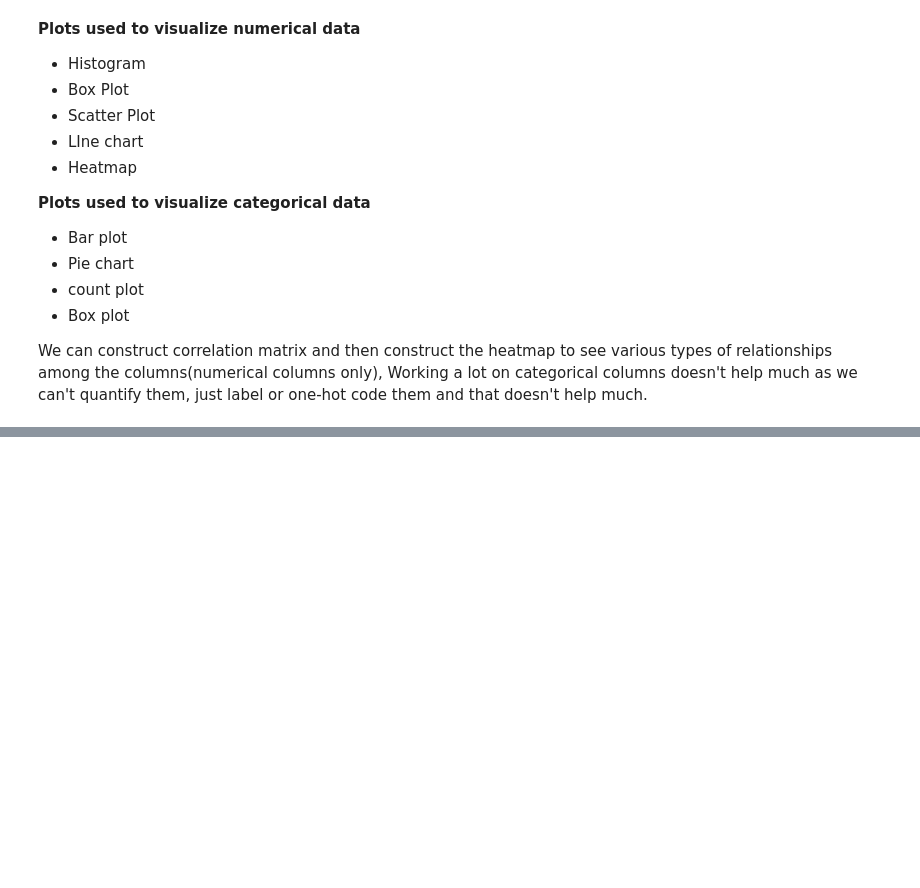
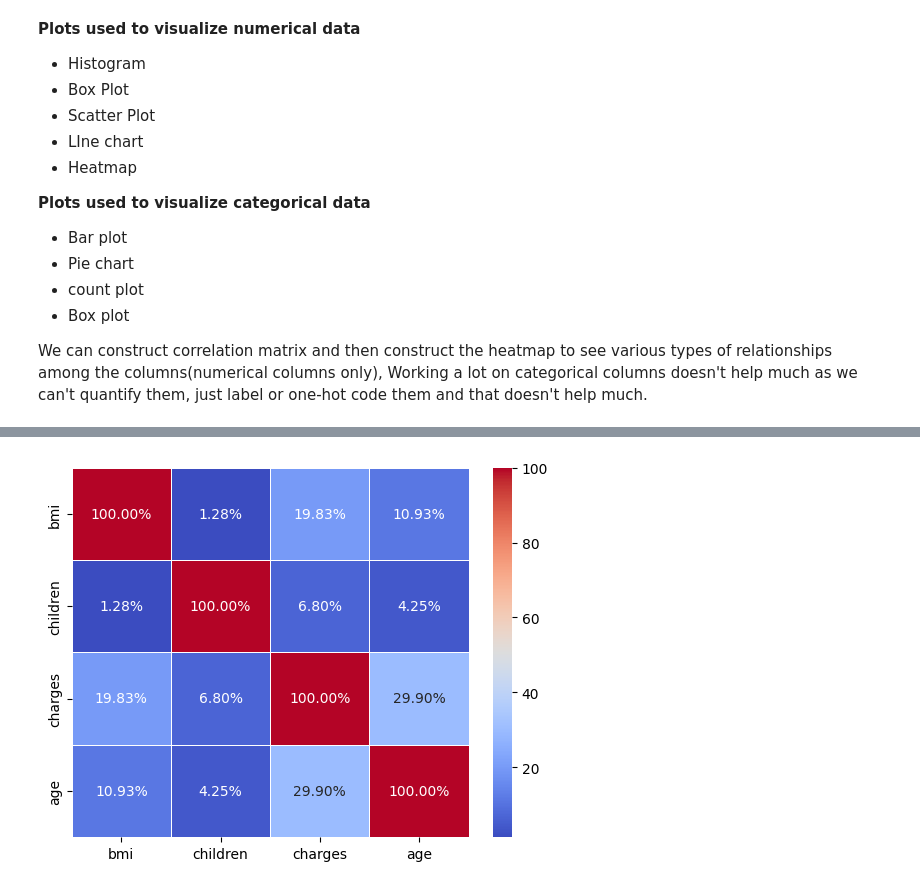
Before and after one commit to krahul2024/machine-learning, a Jupyter notebook: basics.ipynb, the cells around one changed output, grey strips where cells are left out. Saved outputs shown, nothing was run; the diff lists cells and outputs as text; code cells hidden in the pictures; blank space fills up the shorter version.

```diff
--- a/basics.ipynb
+++ b/basics.ipynb
@@ -85,0 +94,12 @@ plt.figure(figsize = (8, 8))
+# %%
+corr_mat = data[num_cols].corr() # get the correlation matrix for numerical columns
+
+# draw the heatmap to see the correlations, how much they are correlated in percentage
+sns.heatmap(corr_mat * 100, annot = True, fmt = '.2f', cmap = 'coolwarm', linewidth = 0.5)
+# add the percentage sign
+for text in plt.gca().texts:
+    text.set_text(f"{text.get_text()}%")
+
+plt.show()
+# %% [output]
+[figure, added]
```
Also changed, not shown: parts of 6 cells of this notebook.
